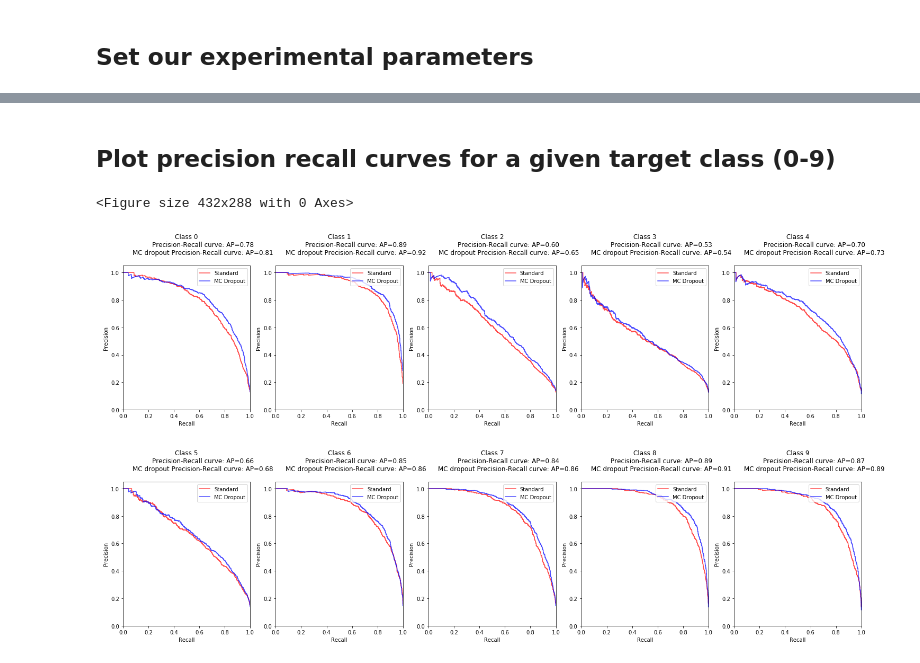
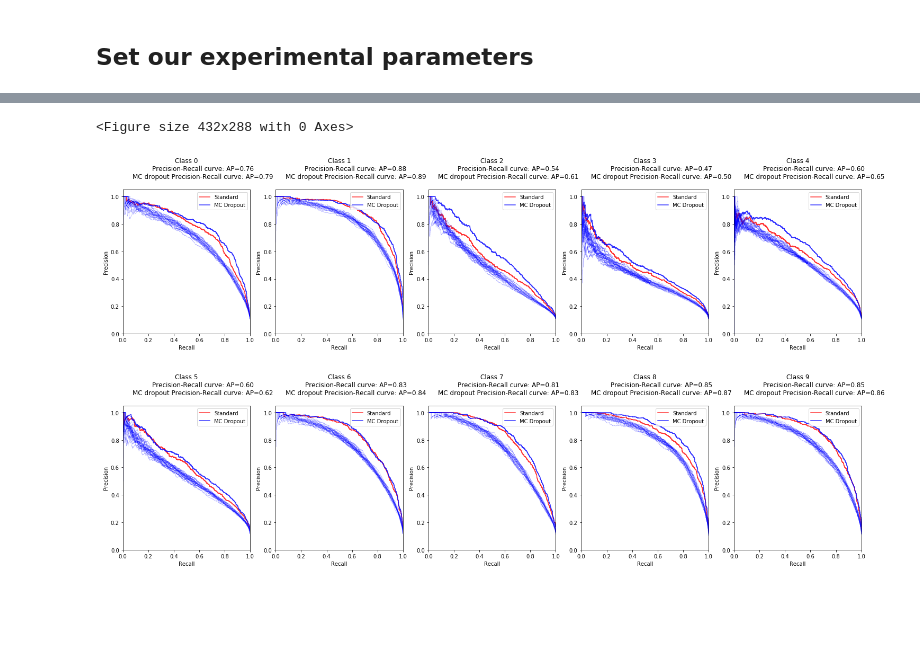
Before and after one commit to omacshane/basicbayesDL, a Jupyter notebook: notebooks/run_bbdl_experiment.ipynb, the cells around one changed output, grey strips where cells are left out. Drawn from its saved outputs; the diff is of its cells as text; code cells hidden in the pictures; blank space fills up the shorter version.

Commit message:
Return full predictions df and plot sampled PR curves

```diff
--- a/notebooks/run_bbdl_experiment.ipynb
+++ b/notebooks/run_bbdl_experiment.ipynb
@@ -37,7 +38,7 @@ plt.show()
 data_samples = None
 monte_carlo_samples = 25
 # %%
-y_true, prediction_df, stochastic_predictions = run_single_experiment(data_samples,
+y_true, prediction_df, stochastic_predictions, Yt_hat = run_single_experiment(data_samples,
                                                                      monte_carlo_samples)
 # %% [output]
 Train on 45000 samples, validate on 5000 samples
@@ -84,5 +85,3 @@ Average Bayesian precision on Class 1: 0.9164232611347636
-# %% [markdown]
-## Plot precision recall curves for a given target class (0-9)
 # %%
 def get_pr_curves(target_class):
 
@@ -107,32 +106,45 @@ n_targets = len(y_true.unique())
 # %%
 plt.figure()
 plt.figure(figsize=(25, 20))
 for i in range(n_targets):
     ax = plt.subplot(n_targets // 5 + 1, 5, i + 1)
     plt.subplots_adjust(hspace=0.5)
 
     recall, precision, recall_stoch, precision_stoch, average_precision, average_precision_stoch= get_pr_curves(i)
 
-    plt.step(recall, precision, color='r', alpha=0.7,
-         where='post', label = "Standard")
+    plt.step(recall, precision, color='r', alpha=0.8,
+         where='post', label = "Standard", linewidth=1.5)
 
-    plt.step(recall_stoch, precision_stoch, color='b', alpha=0.7,
-             where='post', label = "MC Dropout")
+    plt.step(recall_stoch, precision_stoch, color='b', alpha=0.8,
+             where='post', label = "MC Dropout", linewidth=1.5)
+
+    indicator_list = [1 if x == i else 0 for x in y_true]
+
+    for j in range(monte_carlo_samples):
+
+        dims = Yt_hat[j].shape[1:]
+        yhat = Yt_hat[j].reshape(dims[0], dims[1])
+
+        precision_stoch_j, recall_stoch_j, _ = precision_recall_curve(indicator_list,
+                               yhat[:, i],
+                               pos_label=1)
+        plt.step(recall_stoch_j, precision_stoch_j, color='b', alpha=0.3,
+             where='post', linewidth=0.5)
 
 
     plt.xlabel('Recall')
     plt.ylabel('Precision')
     plt.ylim([0.0, 1.05])
     plt.xlim([0.0, 1.0])
     plt.title("""Class {0}
                 Precision-Recall curve: AP={1:0.2f}
                 MC dropout Precision-Recall curve: AP={2:0.2f}\n""".format(
               i, average_precision, average_precision_stoch), fontsize=12)
     plt.legend(loc='upper right')
 
     plt.savefig('class8.png')
 
 plt.show()
 # %% [output]
 <Figure size 432x288 with 0 Axes>
-[figure, old version]
+[figure, new version]
```
Also changed, not shown: parts of 2 cells of this notebook, 4 other files.
